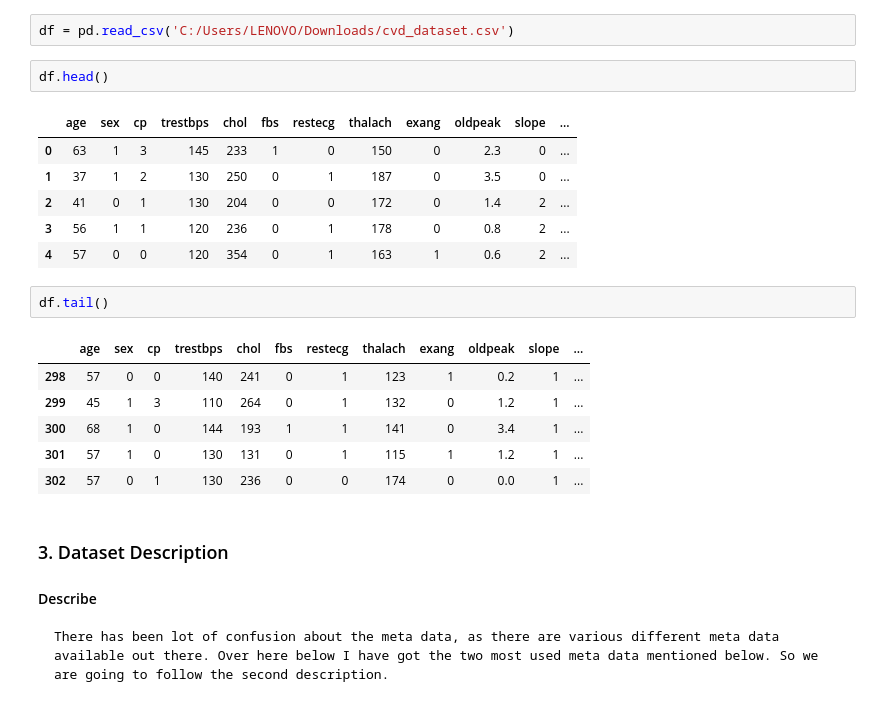
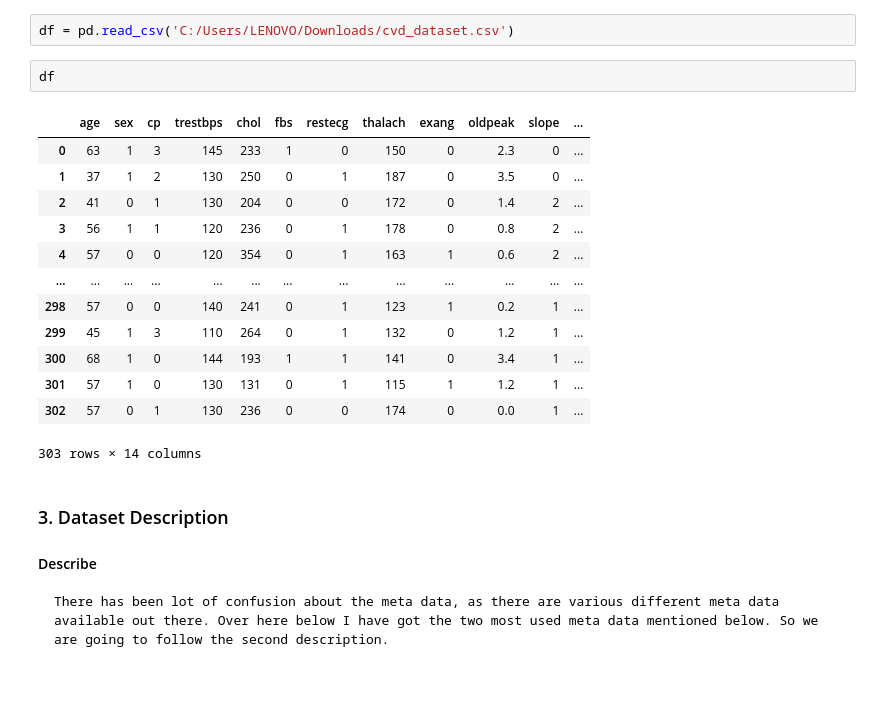
Before and after one commit to Eluzai/CVD_prediction_using_Bi-LSTM, a Jupyter notebook: CVD_Prediction_Model.ipynb, the cells around one changed output. Cells and saved outputs as stored; diff of their text form.

```diff
--- a/CVD_Prediction_Model.ipynb
+++ b/CVD_Prediction_Model.ipynb
@@ -65,23 +63,21 @@ from ctgan import CTGAN
 # %%
 df = pd.read_csv('C:/Users/LENOVO/Downloads/cvd_dataset.csv')
 # %%
-df.head()
+df
 # %% [output]
 |  | age | sex | cp | trestbps | chol | fbs | restecg | thalach | exang | oldpeak | slope | ... |
 | 0 | 63 | 1 | 3 | 145 | 233 | 1 | 0 | 150 | 0 | 2.3 | 0 | ... |
 | 1 | 37 | 1 | 2 | 130 | 250 | 0 | 1 | 187 | 0 | 3.5 | 0 | ... |
 | 2 | 41 | 0 | 1 | 130 | 204 | 0 | 0 | 172 | 0 | 1.4 | 2 | ... |
 | 3 | 56 | 1 | 1 | 120 | 236 | 0 | 1 | 178 | 0 | 0.8 | 2 | ... |
 | 4 | 57 | 0 | 0 | 120 | 354 | 0 | 1 | 163 | 1 | 0.6 | 2 | ... |
+| ... | ... | ... | ... | ... | ... | ... | ... | ... | ... | ... | ... | ... |
+| 298 | 57 | 0 | 0 | 140 | 241 | 0 | 1 | 123 | 1 | 0.2 | 1 | ... |
+| 299 | 45 | 1 | 3 | 110 | 264 | 0 | 1 | 132 | 0 | 1.2 | 1 | ... |
+| 300 | 68 | 1 | 0 | 144 | 193 | 1 | 1 | 141 | 0 | 3.4 | 1 | ... |
+| 301 | 57 | 1 | 0 | 130 | 131 | 0 | 1 | 115 | 1 | 1.2 | 1 | ... |
+| 302 | 57 | 0 | 1 | 130 | 236 | 0 | 0 | 174 | 0 | 0.0 | 1 | ... |
+303 rows × 14 columns
-# %%
-df.tail()
-# %% [output]
-|  | age | sex | cp | trestbps | chol | fbs | restecg | thalach | exang | oldpeak | slope | ... |
-| 298 | 57 | 0 | 0 | 140 | 241 | 0 | 1 | 123 | 1 | 0.2 | 1 | ... |
-| 299 | 45 | 1 | 3 | 110 | 264 | 0 | 1 | 132 | 0 | 1.2 | 1 | ... |
-| 300 | 68 | 1 | 0 | 144 | 193 | 1 | 1 | 141 | 0 | 3.4 | 1 | ... |
-| 301 | 57 | 1 | 0 | 130 | 131 | 0 | 1 | 115 | 1 | 1.2 | 1 | ... |
-| 302 | 57 | 0 | 1 | 130 | 236 | 0 | 0 | 174 | 0 | 0.0 | 1 | ... |
 # %% [markdown]
 ### 3. Dataset Description
 
```
Also changed, not shown: parts of 36 cells of this notebook.
